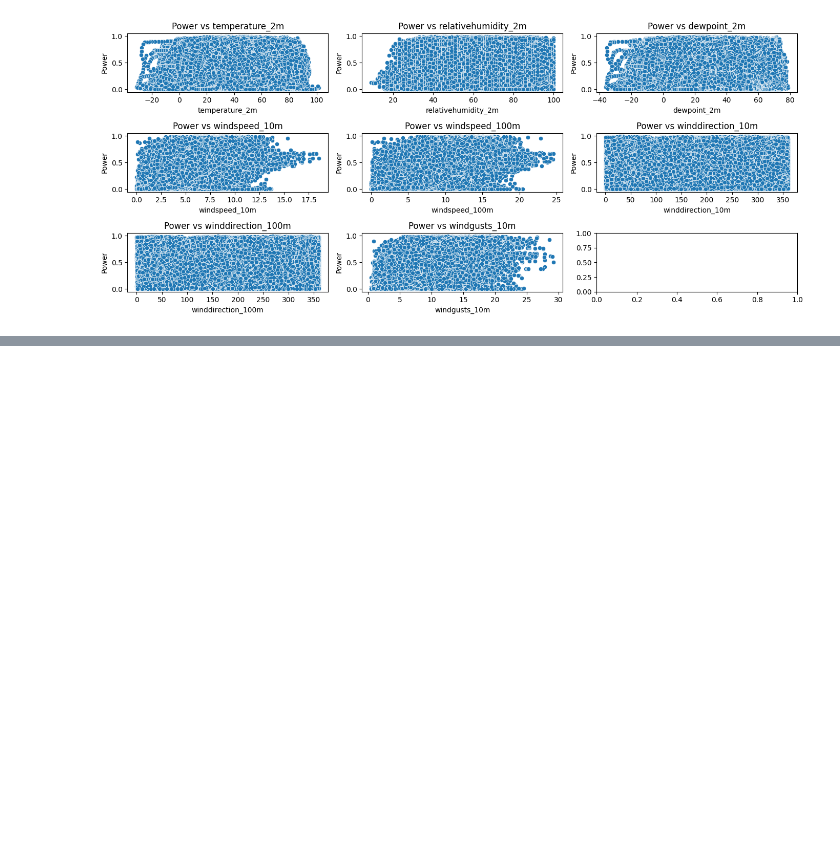
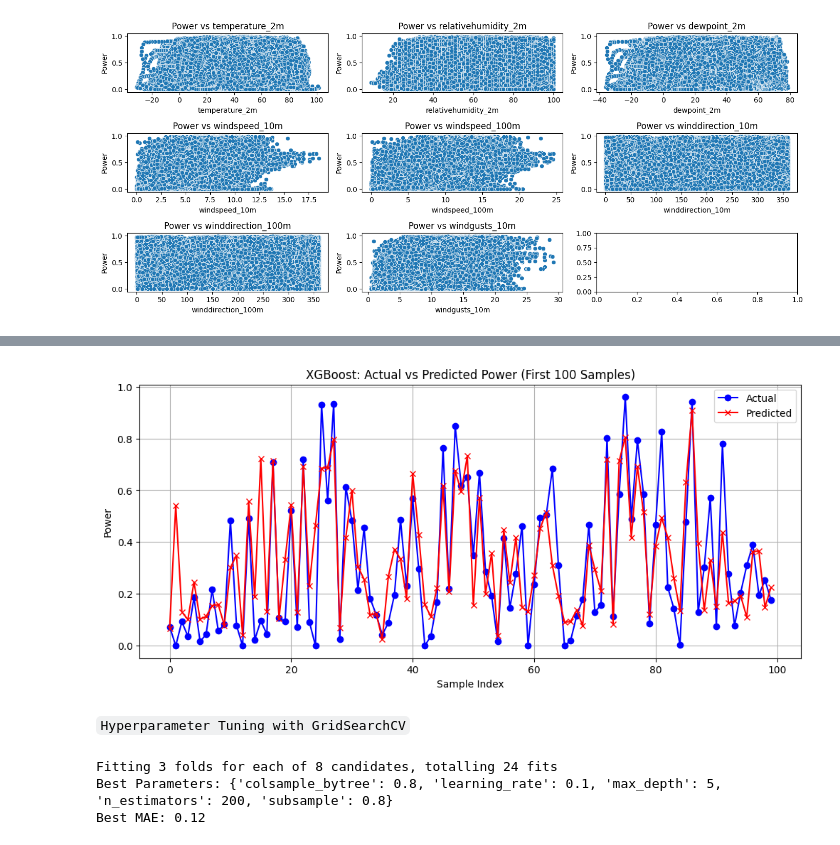
Before and after one commit to Farmaan-N/Wind_Power_Generation_Forecasting, a Jupyter notebook: WindPowerGenerationPrediction.ipynb, the cells around one changed output, grey strips where cells are left out. Saved outputs shown, nothing was run; the diff lists cells and outputs as text; code cells hidden in the pictures; blank space fills up the shorter version.

````diff
--- a/WindPowerGenerationPrediction.ipynb
+++ b/WindPowerGenerationPrediction.ipynb
@@ -283,0 +406,46 @@ plt.show()
+# %%
+# Line plot for actual vs predicted values (XGBoost)
+plt.figure(figsize=(12, 5))
+plt.plot(y_test.values[:100], label='Actual', marker='o', color='blue')
+plt.plot(y_pred_xgb[:100], label='Predicted', marker='x', color='red')
+plt.title('XGBoost: Actual vs Predicted Power (First 100 Samples)')
+plt.xlabel('Sample Index')
+plt.ylabel('Power')
+plt.legend()
+plt.grid(True)
+plt.show()
+# %% [output]
+[figure, added]
+# %% [markdown]
+``` Hyperparameter Tuning with GridSearchCV ```
+# %%
+from xgboost import XGBRegressor
+from sklearn.model_selection import GridSearchCV
+
+# Define a reduced parameter grid for faster tuning
+param_grid = {
+    'n_estimators': [100, 200],
+    'learning_rate': [0.05, 0.1],
+    'max_depth': [3, 5],
+    'subsample': [0.8],
+    'colsample_bytree': [0.8]
+}
+
+# GridSearchCV with XGBoost
+grid_search = GridSearchCV(
+    estimator=XGBRegressor(random_state=42, verbosity=0),
+    param_grid=param_grid,
+    scoring='neg_mean_absolute_error',
+    cv=3,
+    n_jobs=-1,
+    verbose=1  # Optional: progress logging
+)
+
+# Fit the model and output results
+grid_search.fit(X_train, y_train)
+print(f'Best Parameters: {grid_search.best_params_}')
+print(f'Best MAE: {-grid_search.best_score_:.2f}')
+# %% [output]
+Fitting 3 folds for each of 8 candidates, totalling 24 fits
+Best Parameters: {'colsample_bytree': 0.8, 'learning_rate': 0.1, 'max_depth': 5, 'n_estimators': 200, 'subsample': 0.8}
+Best MAE: 0.12
````
Also changed, not shown: parts of 18 cells of this notebook.
